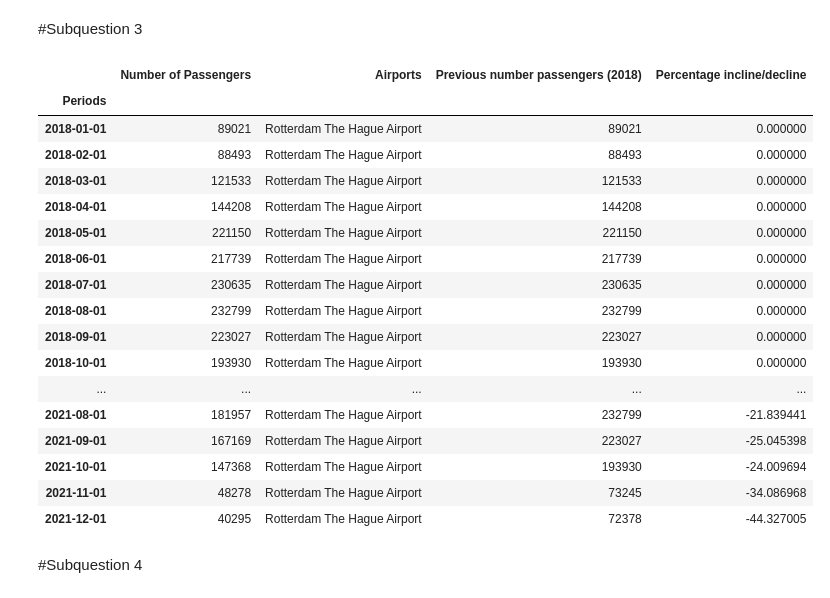
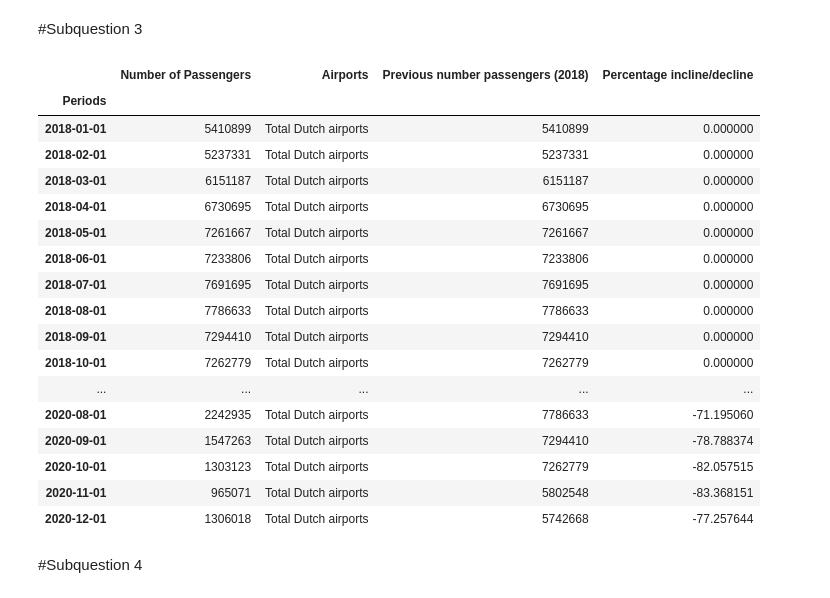
Before and after one commit to ChajaSchwab/Project-TIL6022-Group-21, a Jupyter notebook: Group21 TIL6022 v2.ipynb, the cells around one changed output. Saved outputs shown, nothing was run; the diff lists cells and outputs as text; code cells hidden in the pictures.

```diff
--- a/Group21 TIL6022 v2.ipynb
+++ b/Group21 TIL6022 v2.ipynb
@@ -432,51 +432,51 @@ at_df_total['Previous number passengers (2018)'] = total_base_year
 at_df_schiphol['Previous number passengers (2018)'] = schiphol_base_year
 at_df_rotterdam['Previous number passengers (2018)'] = rotterdam_base_year
 at_df_eindhoven['Previous number passengers (2018)'] = eindhoven_base_year
 at_df_maastricht['Previous number passengers (2018)'] = maastricht_base_year
 at_df_groningen['Previous number passengers (2018)'] = groningen_base_year
 
 #Create percentage column
 at_df_total['Percentage incline/decline'] = ((at_df_total['Number of Passengers'] - at_df_total['Previous number passengers (2018)'])/at_df_total['Previous number passengers (2018)'])*100
 at_df_schiphol['Percentage incline/decline'] = ((at_df_schiphol['Number of Passengers'] - at_df_schiphol['Previous number passengers (2018)'])/at_df_schiphol['Previous number passengers (2018)'])*100
 at_df_rotterdam['Percentage incline/decline'] = ((at_df_rotterdam['Number of Passengers'] - at_df_rotterdam['Previous number passengers (2018)'])/at_df_rotterdam['Previous number passengers (2018)'])*100
 at_df_eindhoven['Percentage incline/decline'] = ((at_df_eindhoven['Number of Passengers'] - at_df_eindhoven['Previous number passengers (2018)'])/at_df_eindhoven['Previous number passengers (2018)'])*100
 at_df_maastricht['Percentage incline/decline'] = ((at_df_maastricht['Number of Passengers'] - at_df_maastricht['Previous number passengers (2018)'])/at_df_maastricht['Previous number passengers (2018)'])*100
 at_df_groningen['Percentage incline/decline'] = ((at_df_groningen['Number of Passengers'] - at_df_groningen['Previous number passengers (2018)'])/at_df_groningen['Previous number passengers (2018)'])*100
 
 #Set index to periods to make plotting easier
 at_df_total = at_df_total.set_index('Periods')
 at_df_schiphol = at_df_schiphol.set_index('Periods')
 at_df_rotterdam = at_df_rotterdam.set_index('Periods')
 at_df_eindhoven = at_df_eindhoven.set_index('Periods')
 at_df_maastricht = at_df_maastricht.set_index('Periods')
 at_df_groningen = at_df_groningen.set_index('Periods')
 
 #at_df_eindhoven.head(56)
 at_df_rotterdam.head(48)
 
 
 #Concat all 6 dataframes into 1 dataframe
-#at_df_complete = pd.concat([at_df_total, at_df_schiphol, at_df_rotterdam, at_df_eindhoven, at_df_maastricht, at_df_groningen])
-#at_df_complete.head(36)
+at_df_complete = pd.concat([at_df_total, at_df_schiphol, at_df_rotterdam, at_df_eindhoven, at_df_maastricht, at_df_groningen])
+at_df_complete.head(36)
 # %% [output]
 |  | Number of Passengers | Airports | Previous number passengers (2018) | Percentage incline/decline |
 | Periods |  |  |  |  |
-| 2018-01-01 | 89021 | Rotterdam The Hague Airport | 89021 | 0.000000 |
-| 2018-02-01 | 88493 | Rotterdam The Hague Airport | 88493 | 0.000000 |
-| 2018-03-01 | 121533 | Rotterdam The Hague Airport | 121533 | 0.000000 |
-| 2018-04-01 | 144208 | Rotterdam The Hague Airport | 144208 | 0.000000 |
-| 2018-05-01 | 221150 | Rotterdam The Hague Airport | 221150 | 0.000000 |
-| 2018-06-01 | 217739 | Rotterdam The Hague Airport | 217739 | 0.000000 |
-| 2018-07-01 | 230635 | Rotterdam The Hague Airport | 230635 | 0.000000 |
-| 2018-08-01 | 232799 | Rotterdam The Hague Airport | 232799 | 0.000000 |
-| 2018-09-01 | 223027 | Rotterdam The Hague Airport | 223027 | 0.000000 |
-| 2018-10-01 | 193930 | Rotterdam The Hague Airport | 193930 | 0.000000 |
+| 2018-01-01 | 5410899 | Total Dutch airports | 5410899 | 0.000000 |
+| 2018-02-01 | 5237331 | Total Dutch airports | 5237331 | 0.000000 |
+| 2018-03-01 | 6151187 | Total Dutch airports | 6151187 | 0.000000 |
+| 2018-04-01 | 6730695 | Total Dutch airports | 6730695 | 0.000000 |
+| 2018-05-01 | 7261667 | Total Dutch airports | 7261667 | 0.000000 |
+| 2018-06-01 | 7233806 | Total Dutch airports | 7233806 | 0.000000 |
+| 2018-07-01 | 7691695 | Total Dutch airports | 7691695 | 0.000000 |
+| 2018-08-01 | 7786633 | Total Dutch airports | 7786633 | 0.000000 |
+| 2018-09-01 | 7294410 | Total Dutch airports | 7294410 | 0.000000 |
+| 2018-10-01 | 7262779 | Total Dutch airports | 7262779 | 0.000000 |
 | ... | ... | ... | ... | ... |
-| 2021-08-01 | 181957 | Rotterdam The Hague Airport | 232799 | -21.839441 |
-| 2021-09-01 | 167169 | Rotterdam The Hague Airport | 223027 | -25.045398 |
-| 2021-10-01 | 147368 | Rotterdam The Hague Airport | 193930 | -24.009694 |
-| 2021-11-01 | 48278 | Rotterdam The Hague Airport | 73245 | -34.086968 |
-| 2021-12-01 | 40295 | Rotterdam The Hague Airport | 72378 | -44.327005 |
+| 2020-08-01 | 2242935 | Total Dutch airports | 7786633 | -71.195060 |
+| 2020-09-01 | 1547263 | Total Dutch airports | 7294410 | -78.788374 |
+| 2020-10-01 | 1303123 | Total Dutch airports | 7262779 | -82.057515 |
+| 2020-11-01 | 965071 | Total Dutch airports | 5802548 | -83.368151 |
+| 2020-12-01 | 1306018 | Total Dutch airports | 5742668 | -77.257644 |
 # %%
 
 
```
Also changed, not shown: parts of 4 cells of this notebook.
